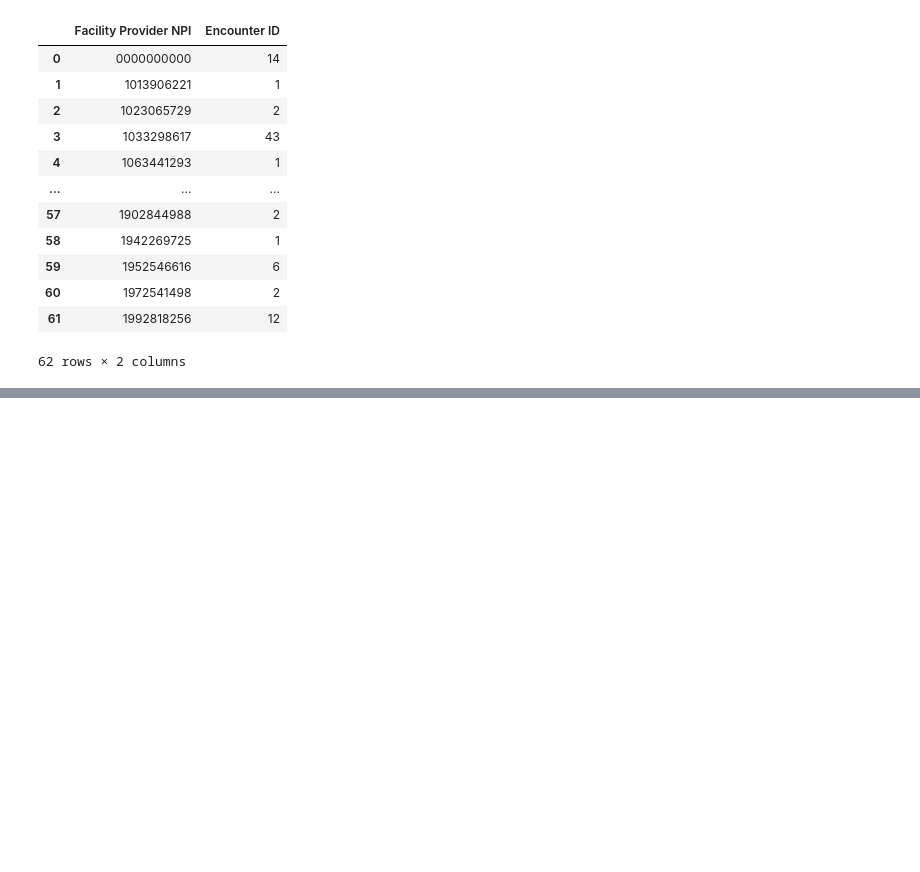
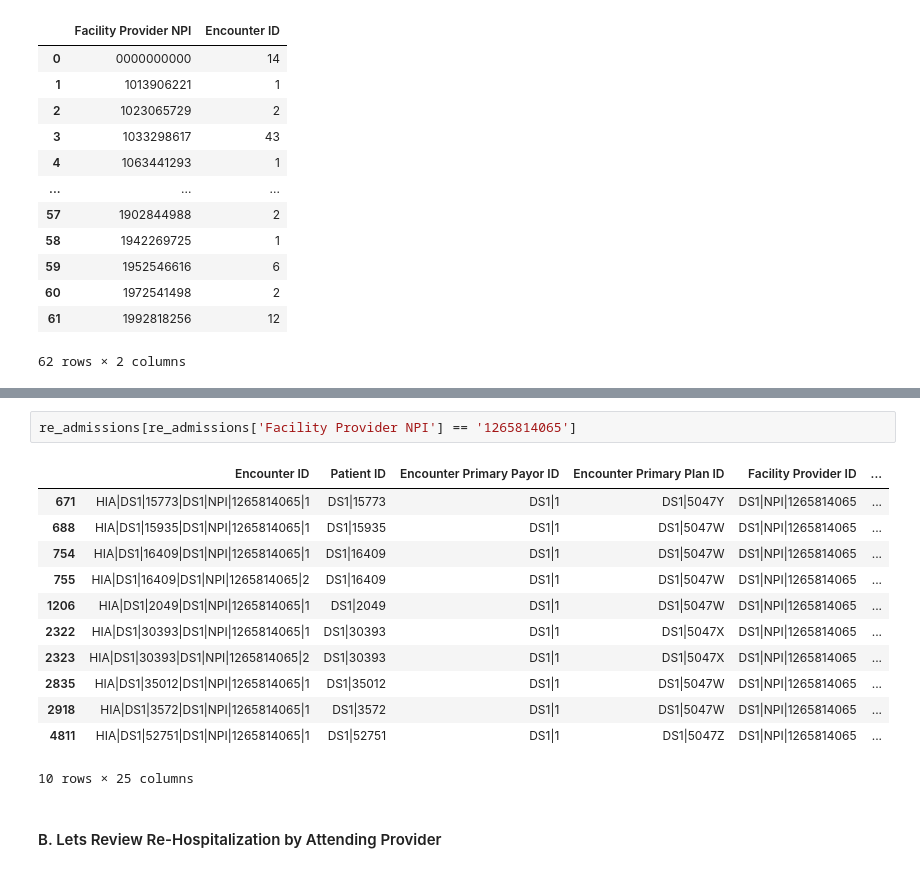
Before and after one commit to jrioross/ursa_health_hospital_readmissions, a Jupyter notebook: notebooks/notebookEDA.ipynb, the cells around one changed output, grey strips where cells are left out. Saved outputs shown, nothing was run; the diff lists cells and outputs as text; blank space fills up the shorter version.

```diff
--- a/notebooks/notebookEDA.ipynb
+++ b/notebooks/notebookEDA.ipynb
@@ -623,0 +391,17 @@ Name: Encounter ID_adm, Length: 580, dtype: int64
+# %%
+re_admissions[re_admissions['Facility Provider NPI'] == '1265814065']
+# %% [output]
+|  | Encounter ID | Patient ID | Encounter Primary Payor ID | Encounter Primary Plan ID | Facility Provider ID | ... |
+| 671 | HIA|DS1|15773|DS1|NPI|1265814065|1 | DS1|15773 | DS1|1 | DS1|5047Y | DS1|NPI|1265814065 | ... |
+| 688 | HIA|DS1|15935|DS1|NPI|1265814065|1 | DS1|15935 | DS1|1 | DS1|5047W | DS1|NPI|1265814065 | ... |
+| 754 | HIA|DS1|16409|DS1|NPI|1265814065|1 | DS1|16409 | DS1|1 | DS1|5047W | DS1|NPI|1265814065 | ... |
+| 755 | HIA|DS1|16409|DS1|NPI|1265814065|2 | DS1|16409 | DS1|1 | DS1|5047W | DS1|NPI|1265814065 | ... |
+| 1206 | HIA|DS1|2049|DS1|NPI|1265814065|1 | DS1|2049 | DS1|1 | DS1|5047W | DS1|NPI|1265814065 | ... |
+| 2322 | HIA|DS1|30393|DS1|NPI|1265814065|1 | DS1|30393 | DS1|1 | DS1|5047X | DS1|NPI|1265814065 | ... |
+| 2323 | HIA|DS1|30393|DS1|NPI|1265814065|2 | DS1|30393 | DS1|1 | DS1|5047X | DS1|NPI|1265814065 | ... |
+| 2835 | HIA|DS1|35012|DS1|NPI|1265814065|1 | DS1|35012 | DS1|1 | DS1|5047W | DS1|NPI|1265814065 | ... |
+| 2918 | HIA|DS1|3572|DS1|NPI|1265814065|1 | DS1|3572 | DS1|1 | DS1|5047W | DS1|NPI|1265814065 | ... |
+| 4811 | HIA|DS1|52751|DS1|NPI|1265814065|1 | DS1|52751 | DS1|1 | DS1|5047Z | DS1|NPI|1265814065 | ... |
+10 rows × 25 columns
+# %% [markdown]
+#### B. Lets Review Re-Hospitalization by Attending Provider
```
Also changed, not shown: parts of 47 cells of this notebook, 1 other file.
